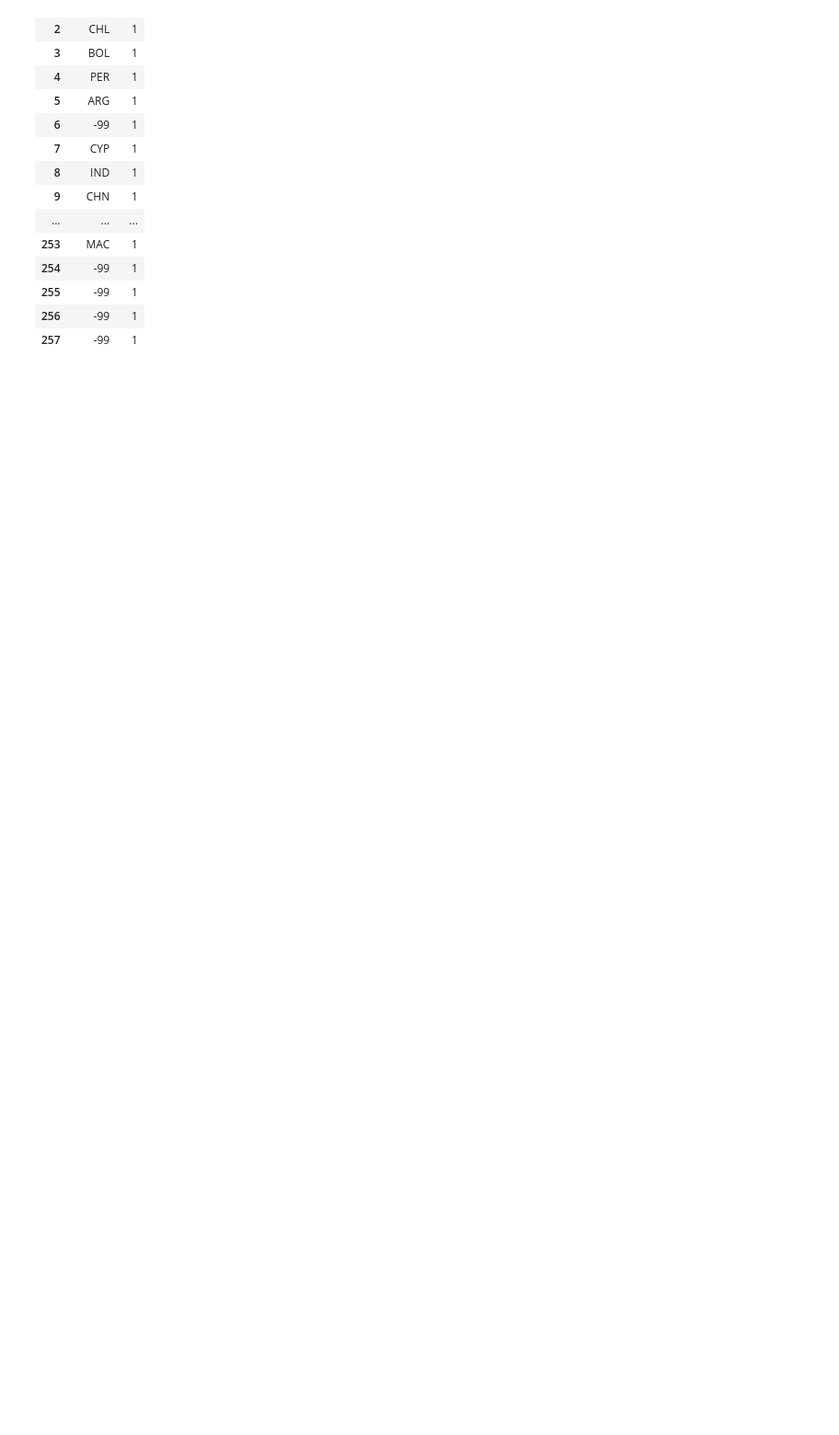
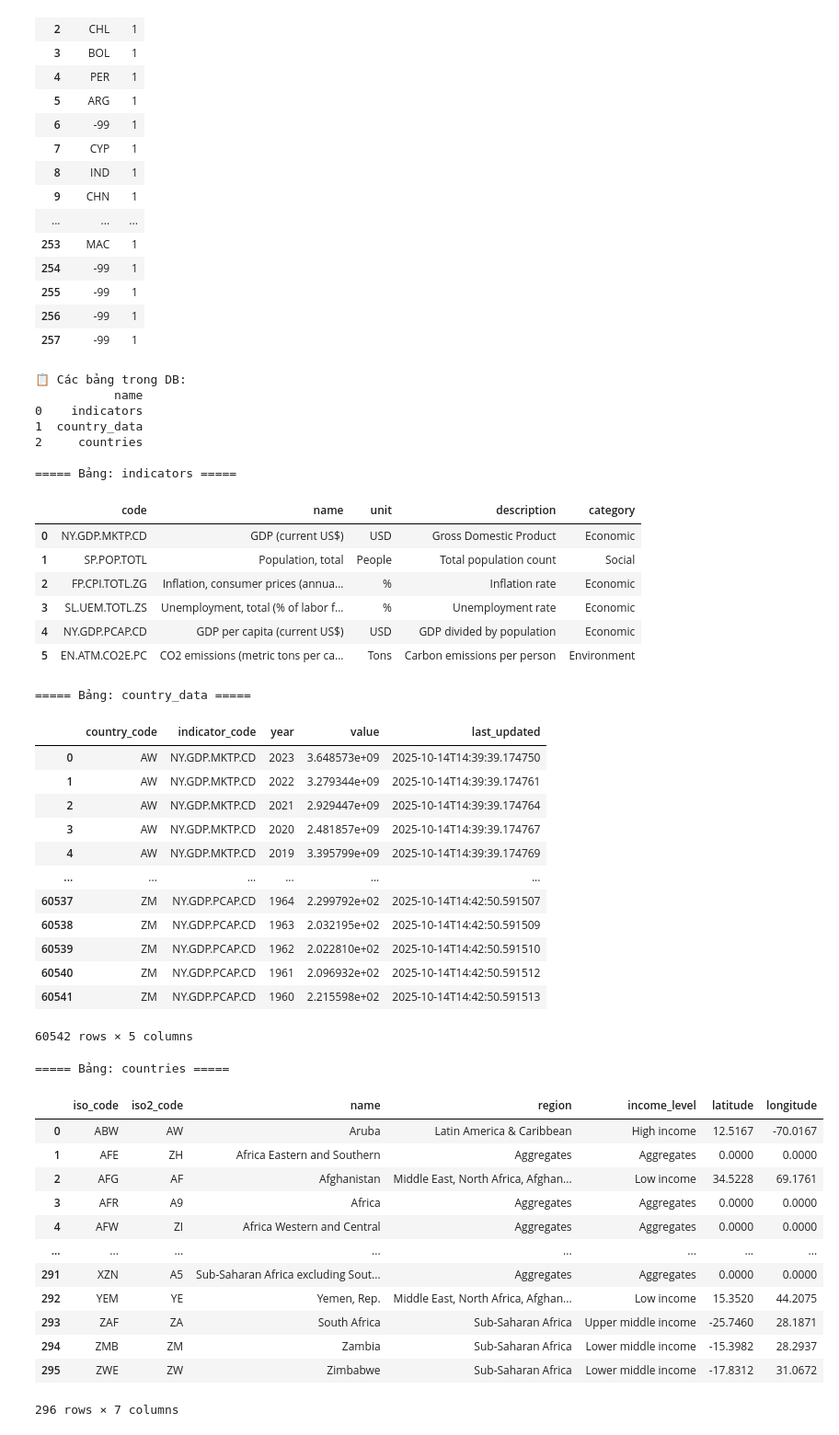
Before and after one commit to phattpde140043/Python_Project, a Jupyter notebook: Test.ipynb, the cells around one changed output. Shown at 92% size. Cells and saved outputs as stored; diff of their text form; code cells hidden in the pictures; blank space fills up the shorter version.

```diff
--- a/Test.ipynb
+++ b/Test.ipynb
@@ -130,3 +134,65 @@ display(HTML(f"""
 | 255 | -99 | 1 |
 | 256 | -99 | 1 |
 | 257 | -99 | 1 |
+# %%
+import sqlite3
+import pandas as pd
+
+# Kết nối đến database
+conn = sqlite3.connect("worldbank.db")
+
+# Lấy danh sách tất cả bảng trong DB
+tables = pd.read_sql_query("SELECT name FROM sqlite_master WHERE type='table';", conn)
+print("📋 Các bảng trong DB:")
+print(tables)
+
+# Đọc toàn bộ dữ liệu của từng bảng
+for table_name in tables["name"]:
+    print(f"\n===== Bảng: {table_name} =====")
+    df = pd.read_sql_query(f"SELECT * FROM {table_name};", conn)
+    display(df)  # Jupyter sẽ hiển thị đẹp dạng bảng
+
+conn.close()
+# %% [output]
+📋 Các bảng trong DB:
+           name
+0    indicators
+1  country_data
+2     countries
+
+===== Bảng: indicators =====
+|  | code | name | unit | description | category |
+| 0 | NY.GDP.MKTP.CD | GDP (current US$) | USD | Gross Domestic Product | Economic |
+| 1 | SP.POP.TOTL | Population, total | People | Total population count | Social |
+| 2 | FP.CPI.TOTL.ZG | Inflation, consumer prices (annua... | % | Inflation rate | Economic |
+| 3 | SL.UEM.TOTL.ZS | Unemployment, total (% of labor f... | % | Unemployment rate | Economic |
+| 4 | NY.GDP.PCAP.CD | GDP per capita (current US$) | USD | GDP divided by population | Economic |
+| 5 | EN.ATM.CO2E.PC | CO2 emissions (metric tons per ca... | Tons | Carbon emissions per person | Environment |
+===== Bảng: country_data =====
+|  | country_code | indicator_code | year | value | last_updated |
+| 0 | AW | NY.GDP.MKTP.CD | 2023 | 3.648573e+09 | 2025-10-14T14:39:39.174750 |
+| 1 | AW | NY.GDP.MKTP.CD | 2022 | 3.279344e+09 | 2025-10-14T14:39:39.174761 |
+| 2 | AW | NY.GDP.MKTP.CD | 2021 | 2.929447e+09 | 2025-10-14T14:39:39.174764 |
+| 3 | AW | NY.GDP.MKTP.CD | 2020 | 2.481857e+09 | 2025-10-14T14:39:39.174767 |
+| 4 | AW | NY.GDP.MKTP.CD | 2019 | 3.395799e+09 | 2025-10-14T14:39:39.174769 |
+| ... | ... | ... | ... | ... | ... |
+| 60537 | ZM | NY.GDP.PCAP.CD | 1964 | 2.299792e+02 | 2025-10-14T14:42:50.591507 |
+| 60538 | ZM | NY.GDP.PCAP.CD | 1963 | 2.032195e+02 | 2025-10-14T14:42:50.591509 |
+| 60539 | ZM | NY.GDP.PCAP.CD | 1962 | 2.022810e+02 | 2025-10-14T14:42:50.591510 |
+| 60540 | ZM | NY.GDP.PCAP.CD | 1961 | 2.096932e+02 | 2025-10-14T14:42:50.591512 |
+| 60541 | ZM | NY.GDP.PCAP.CD | 1960 | 2.215598e+02 | 2025-10-14T14:42:50.591513 |
+60542 rows × 5 columns
+===== Bảng: countries =====
+|  | iso_code | iso2_code | name | region | income_level | latitude | longitude |
+| 0 | ABW | AW | Aruba | Latin America & Caribbean | High income | 12.5167 | -70.0167 |
+| 1 | AFE | ZH | Africa Eastern and Southern | Aggregates | Aggregates | 0.0000 | 0.0000 |
+| 2 | AFG | AF | Afghanistan | Middle East, North Africa, Afghan... | Low income | 34.5228 | 69.1761 |
+| 3 | AFR | A9 | Africa | Aggregates | Aggregates | 0.0000 | 0.0000 |
+| 4 | AFW | ZI | Africa Western and Central | Aggregates | Aggregates | 0.0000 | 0.0000 |
+| ... | ... | ... | ... | ... | ... | ... | ... |
+| 291 | XZN | A5 | Sub-Saharan Africa excluding Sout... | Aggregates | Aggregates | 0.0000 | 0.0000 |
+| 292 | YEM | YE | Yemen, Rep. | Middle East, North Africa, Afghan... | Low income | 15.3520 | 44.2075 |
+| 293 | ZAF | ZA | South Africa | Sub-Saharan Africa | Upper middle income | -25.7460 | 28.1871 |
+| 294 | ZMB | ZM | Zambia | Sub-Saharan Africa | Lower middle income | -15.3982 | 28.2937 |
+| 295 | ZWE | ZW | Zimbabwe | Sub-Saharan Africa | Lower middle income | -17.8312 | 31.0672 |
+296 rows × 7 columns
```
Also changed, not shown: parts of 4 cells of this notebook, 7 other files.
